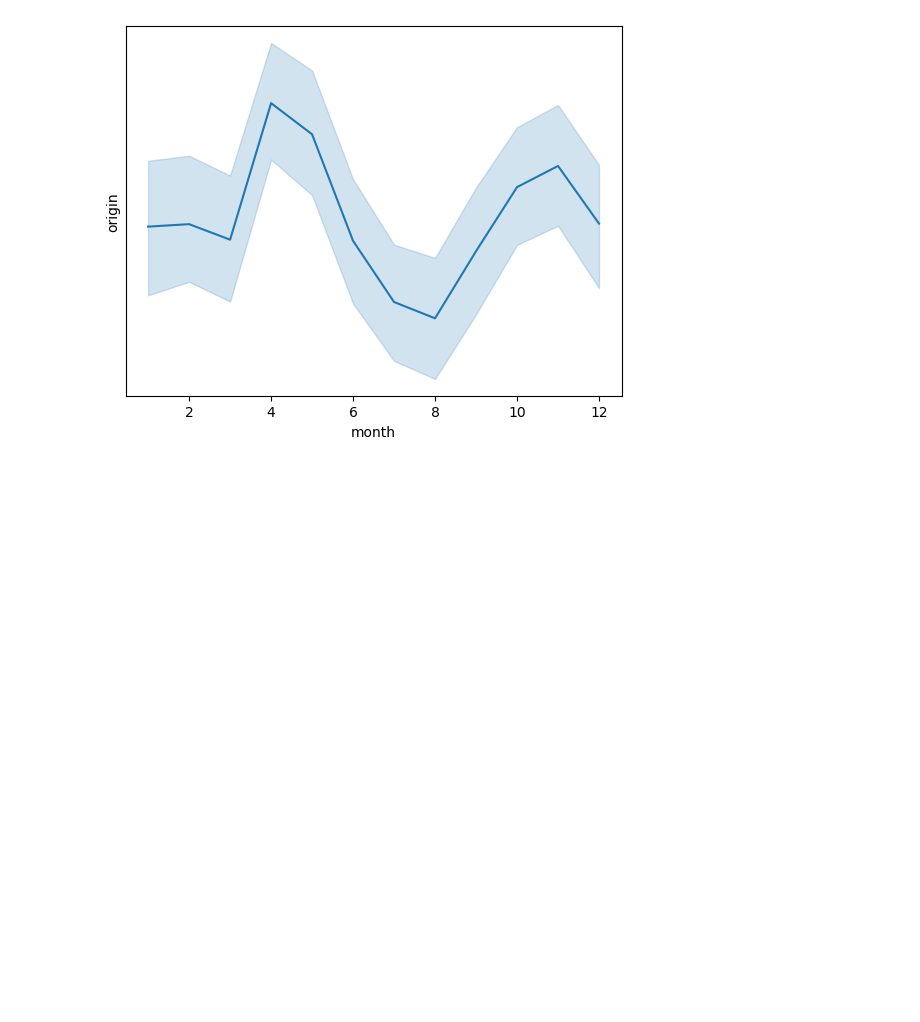
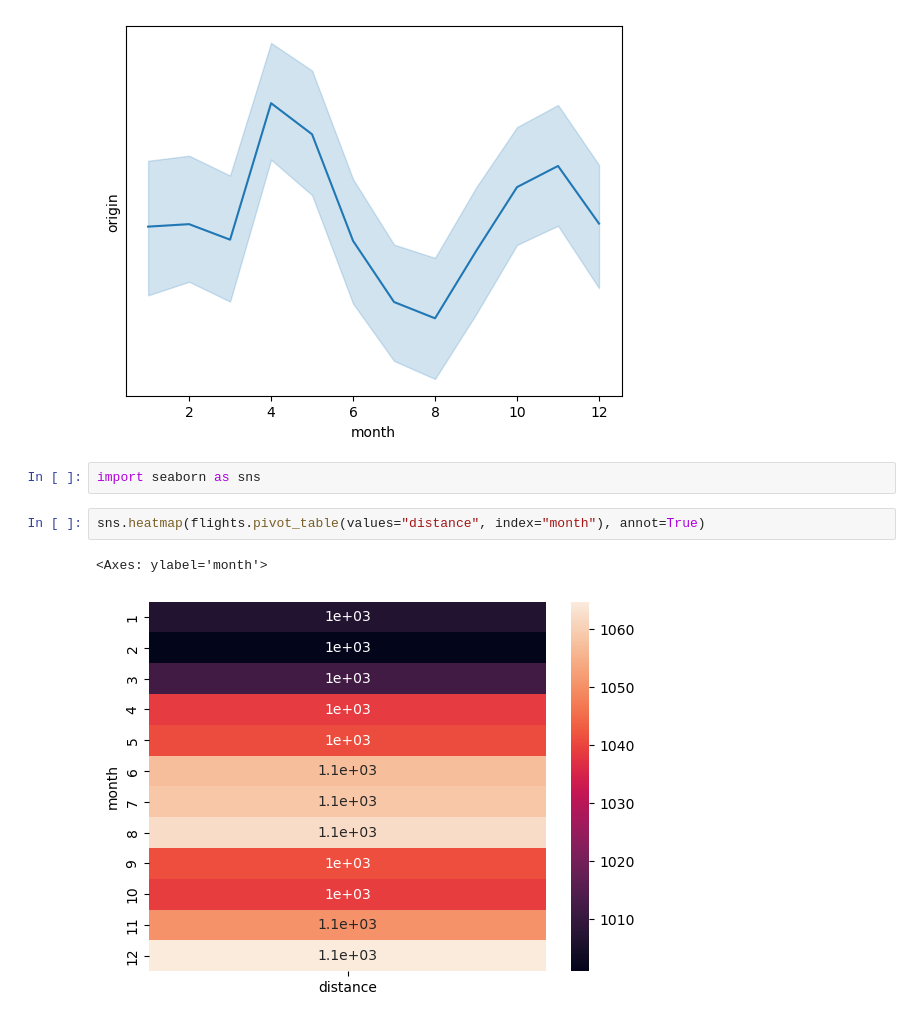
Before and after one commit to tasnim-shamsuddin/EDA, a Jupyter notebook: code.ipynb, the cells around one changed output. Saved outputs shown, nothing was run; the diff lists cells and outputs as text; blank space fills up the shorter version.

```diff
--- a/code.ipynb
+++ b/code.ipynb
@@ -626,3 +587,10 @@ sns.lineplot(x="month",y="origin",data=flights)
 # %% [output]
 <Axes: xlabel='month', ylabel='origin'>
 [figure]
+# %%
+import seaborn as sns
+# %%
+sns.heatmap(flights.pivot_table(values="distance", index="month"), annot=True)
+# %% [output]
+<Axes: ylabel='month'>
+[figure, added]
```
Also changed, not shown: parts of 4 cells of this notebook.
